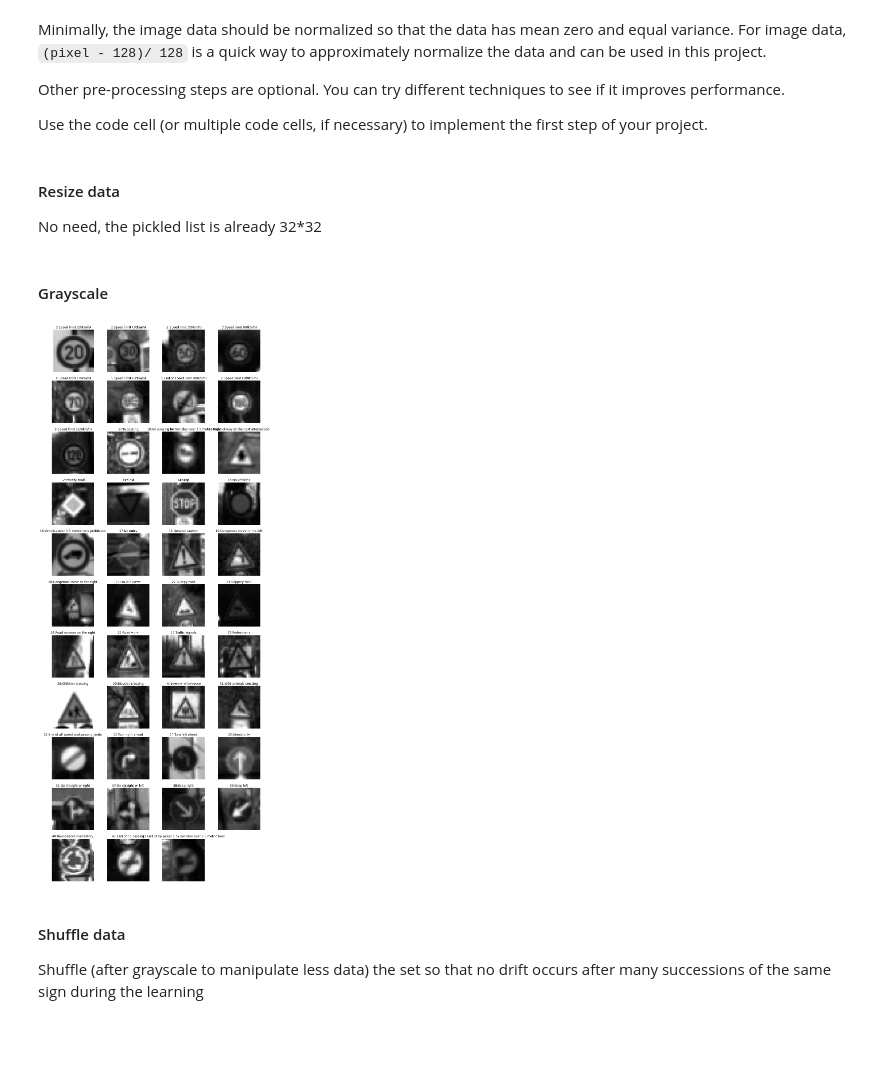
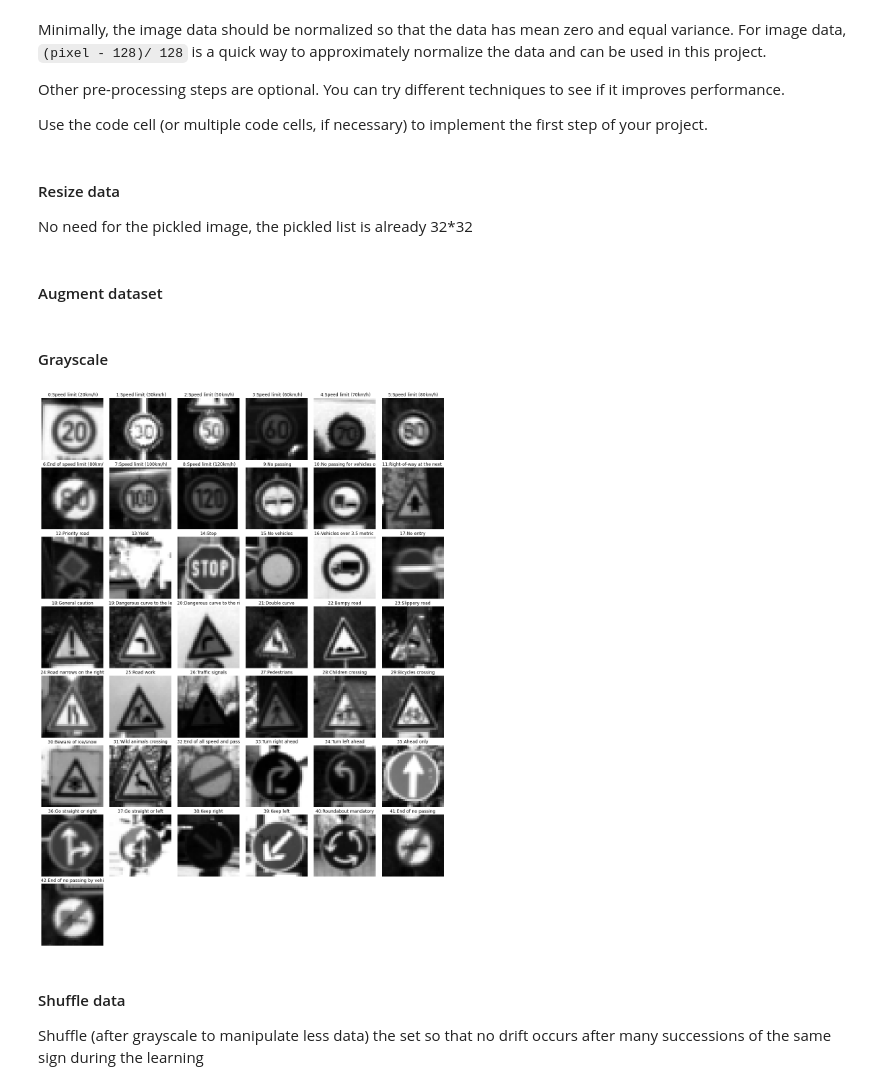
Before and after one commit to parphane/udacity-self_driving_cars, a Jupyter notebook: project-traffic_sign_classifier/Traffic_Sign_Classifier.ipynb, the cells around one changed output. Cells and saved outputs as stored; diff of their text form; code cells hidden in the pictures; blank space fills up the shorter version.

Commit message:
88pct accuracy, web images addition and top K display

```diff
--- a/project-traffic_sign_classifier/Traffic_Sign_Classifier.ipynb
+++ b/project-traffic_sign_classifier/Traffic_Sign_Classifier.ipynb
@@ -131,36 +154,51 @@ with open('signnames.csv') as csvfile:
 # %%
 # Plots images and labels passed in parameter
-def plotImages(imgs,lbls, gray=False, imgs_limit=100):
+def plotImages(imgs,lbls=None, header=None, gray=False, imgs_limit=100):
     # Prevent long processing time if not explicitely asked by setting display limit
     if(imgs_limit > len(imgs)):
         imgs_limit = len(imgs)
 
     # Determine size of subplots matrix
-    cols = 4
+    figsize=(20,3.5)
+    cols=6
     rows = math.ceil(imgs_limit/cols)
     #gridspec_kw={'width_ratios': [3, 1]}
-    fig, axs = plt.subplots(rows, cols, figsize=(15, 40))
-
+    fig, axs = plt.subplots(rows, cols, figsize=(figsize[0], figsize[1]*rows))
+    fig.subplots_adjust(hspace = .1, wspace=.1)
     # Transform matrix of subplots to a flattened one-dimensional array
     axs = axs.ravel()
 
     # Display each image in subplots
     for i in range(imgs_limit):
         try:
-            axs[i].set_title("{:>2}:{}".format(lbls[i], labelsSignName[lbls[i]]), fontsize=12)
             axs[i].axis('off')
             if(gray):
                 axs[i].imshow(imgs[i], cmap='gray')
             else:
                 axs[i].imshow(imgs[i])
+            title = ""
+            if header is not None:
+                title = header[i]
+            if lbls is not None:
+                title = title + "{:>2}:{:.25}".format(lbls[i], labelsSignName[lbls[i]])
+            axs[i].set_title("{:.30}".format(title), fontsize=12)
         except:
-            print("Image:{} | Label:{} | Label name:{} | Shape:{}".format(i, lbls[i], labelsSignName[lbls[i]], X_train[0].shape))
+            print("Image:{} | Label:{} | Label name:{} | Shape:{}".format(i, lbls[i], labelsSignName[lbls[i]], imgs[i].shape))
             raise
     # Hide unused subplots
     while i < len(axs):
         axs[i].axis('off')
         i = i + 1
     plt.show()
+
+def randomLabelIndex(labels, label):
+    indices, = np.nonzero(labels==label)
+    index = np.random.choice(indices)
+    return index
+
+def randomLabelImage(imgs, labels, label):
+    index = randomLabelIndex(labels, label)
+    return imgs[index]
 
 # Plot 1 image per labels
 def plotLabelImages(imgs, lbls, gray=False):
@@ -174,8 +212,8 @@ def plotLabelImages(imgs, lbls, gray=False):
         try:
             # Append label value
             lbls_each.append(lbl)
-            # Find index of first occurence of label in the list and append
-            imgs_each.append(imgs[lbls_list.index(lbl)])
+            # Find index of random occurence of label in the list and append
+            imgs_each.append(randomLabelImage(imgs, lbls, lbl))
         except ValueError:
             if(labelsSignName is None):
                 print("Could not find image for label {:>2}".format(key))
@@ -263,4 +301,4 @@ Use the code cell (or multiple code cells, if necessary) to implement the first
 ### Feel free to use as many code cells as needed.
 # %% [markdown]
 #### Resize data
-No need, the pickled list is already 32*32
+No need for the pickled image, the pickled list is already 32*32
@@ -267,3 +309,5 @@ No need, the pickled list is already 32*32
+# %% [markdown]
+#### Augment dataset
 # %% [markdown]
 #### Grayscale
 # %%
@@ -280,10 +322,7 @@ X_test_gray = RGB2Gray(X_test)
 # %%
-X_train = X_train_gray
-X_valid = X_valid_gray
-X_test = X_test_gray
-plotLabelImages(X_train,y_train, gray=True)
+plotLabelImages(X_train_gray,y_train, gray=True)
 # %% [output]
-[figure, old version]
+[figure, new version]
 # %% [markdown]
 #### Shuffle data
 Shuffle (after grayscale to manipulate less data) the set so that no drift occurs after many successions of the same sign during the learning
```
Also changed, not shown: parts of 36 cells of this notebook.
